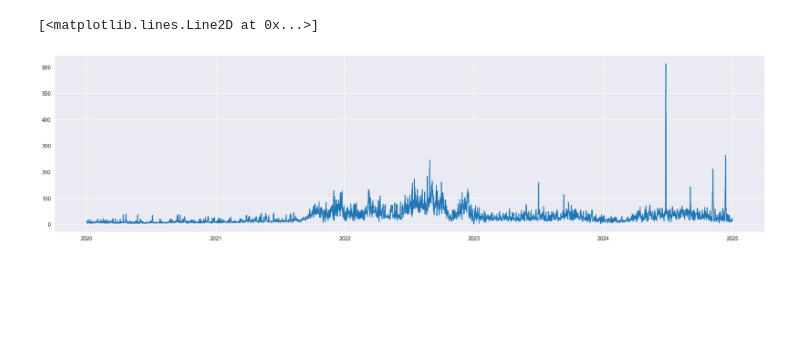
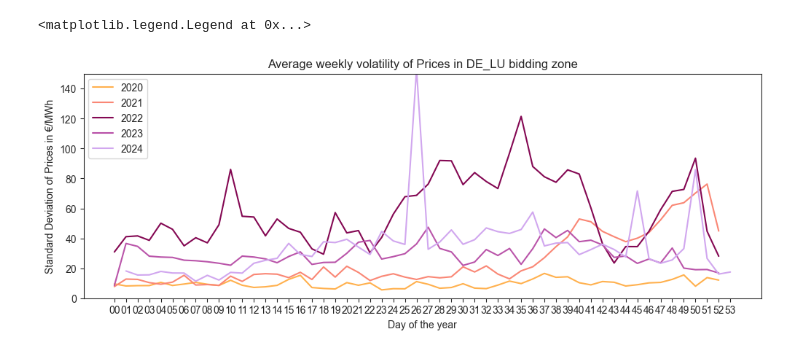
Before and after one commit to valentin-17/epf, a Jupyter notebook: notebooks/other_data_viz.ipynb, the cells around one changed output. Saved outputs shown, nothing was run; the diff lists cells and outputs as text; code cells hidden in the pictures; blank space fills up the shorter version.

Commit message:
data viz for exploratory analysis

```diff
--- a/notebooks/other_data_viz.ipynb
+++ b/notebooks/other_data_viz.ipynb
@@ -5,5 +17,20 @@ from epf.util import load_and_concat_data
 # %%
 file_paths = {'de_prices': ['de_prices_2020.csv', 'de_prices_2021.csv', 'de_prices_2022.csv', 'de_prices_2023.csv', 'de_prices_2024.csv']}
+
+COLORS = {
+    "blue": "#3a609c",
+    "blue_grey": "#69a0cb",
+    "light_blue": "#afe1f5",
+    "dark_green": "#345c0e",
+    "olive": "#74953d",
+    "green": "#c0d159",
+    "gold": "#ffd700",
+    "orange": "#ffb14e",
+    "light_orange": "#fa8775",
+    "magenta": "#840853",
+    "purple": "#ba55aa",
+    "light_purple": "#d1a7ef"
+}
 # %%
 tmp = []
 
@@ -15,9 +42,30 @@ for file_path in file_paths.values():
 df = pd.concat(tmp, axis=1)
 # %%
 df['volatility'] = df['de_prices'].rolling(window=24).std()
+df['year'] = df.index.year
+df['day'] = [x.strftime('%j') for x in df.index]
+df['week'] = [x.strftime('%W') for x in df.index]
 # %%
-plt.figure(figsize=(24, 6))
-plt.plot(df.volatility)
+df_plot_volatility = df[['volatility', 'year', 'week']].groupby(['week', 'year']).mean()[['volatility']].reset_index()
+df_plot_volatility.drop(df_plot_volatility[df_plot_volatility['year'] == 2019].index, inplace=True)
+
+palette = {
+    2020: COLORS['orange'],
+    2021: COLORS['light_orange'],
+    2022: COLORS['magenta'],
+    2023: COLORS['purple'],
+    2024: COLORS['light_purple'],
+}
+
+sns.set_style('ticks')
+
+plt.figure(figsize=(12, 4))
+sns.lineplot(data = df_plot_volatility, x='week', y='volatility', hue='year', palette=palette, legend=True)
+plt.title('Average weekly volatility of Prices in DE_LU bidding zone')
+plt.xlabel('Day of the year')
+plt.ylabel('Standard Deviation of Prices in €/MWh')
+plt.ylim(0, 150)
+plt.legend(loc='upper left')
 # %% [output]
-[<matplotlib.lines.Line2D at 0x...>]
+<matplotlib.legend.Legend at 0x...>
-[figure, old version]
+[figure, new version]
```
Also changed, not shown: parts of 2 cells of this notebook, 5 other files.
